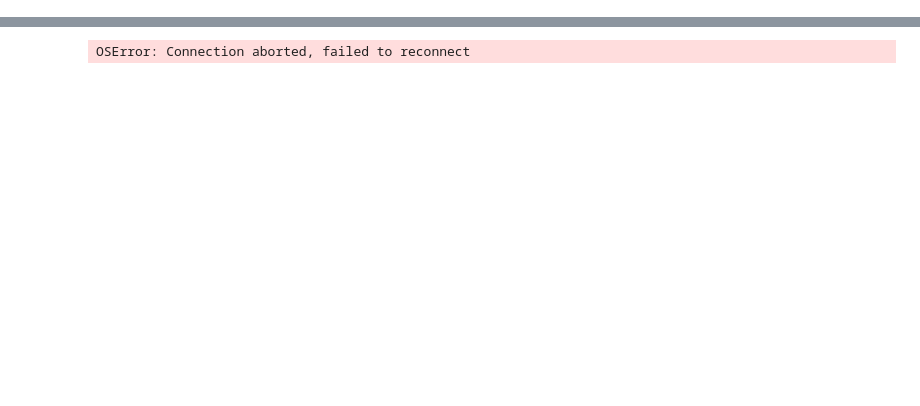
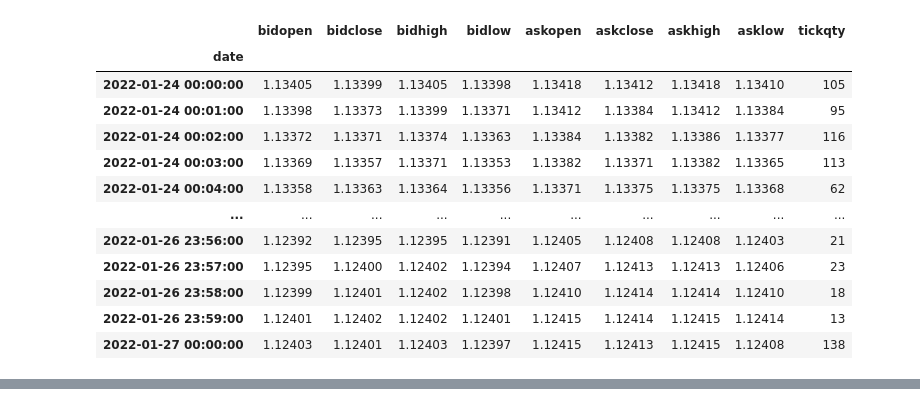
Before and after one commit to sonupal129/affinity, a Jupyter notebook: algo_test.ipynb, the cells around one changed output, grey strips where cells are left out. Saved outputs shown, nothing was run; the diff lists cells and outputs as text; code cells hidden in the pictures; blank space fills up the shorter version.

```diff
--- a/algo_test.ipynb
+++ b/algo_test.ipynb
@@ -9,10 +8,23 @@ ServerError: Can not connect to FXCM Server.
 # %%
 import datetime as dt
 from icecream import ic
 
 
-start = dt.datetime(2022,1,12)
-end = dt.datetime(2022,1,15)
+start = dt.datetime(2022,1,24)
+end = dt.datetime(2022,1,27)
 data = con.get_candles('EUR/USD', period='m1', start=start, end=end) #number=250 start=start, end=end
 data
 # %% [output]
+|  | bidopen | bidclose | bidhigh | bidlow | askopen | askclose | askhigh | asklow | tickqty |
+| date |  |  |  |  |  |  |  |  |  |
+| 2022-01-24 00:00:00 | 1.13405 | 1.13399 | 1.13405 | 1.13398 | 1.13418 | 1.13412 | 1.13418 | 1.13410 | 105 |
+| 2022-01-24 00:01:00 | 1.13398 | 1.13373 | 1.13399 | 1.13371 | 1.13412 | 1.13384 | 1.13412 | 1.13384 | 95 |
+| 2022-01-24 00:02:00 | 1.13372 | 1.13371 | 1.13374 | 1.13363 | 1.13384 | 1.13382 | 1.13386 | 1.13377 | 116 |
+| 2022-01-24 00:03:00 | 1.13369 | 1.13357 | 1.13371 | 1.13353 | 1.13382 | 1.13371 | 1.13382 | 1.13365 | 113 |
+| 2022-01-24 00:04:00 | 1.13358 | 1.13363 | 1.13364 | 1.13356 | 1.13371 | 1.13375 | 1.13375 | 1.13368 | 62 |
+| ... | ... | ... | ... | ... | ... | ... | ... | ... | ... |
+| 2022-01-26 23:56:00 | 1.12392 | 1.12395 | 1.12395 | 1.12391 | 1.12405 | 1.12408 | 1.12408 | 1.12403 | 21 |
+| 2022-01-26 23:57:00 | 1.12395 | 1.12400 | 1.12402 | 1.12394 | 1.12407 | 1.12413 | 1.12413 | 1.12406 | 23 |
+| 2022-01-26 23:58:00 | 1.12399 | 1.12401 | 1.12402 | 1.12398 | 1.12410 | 1.12414 | 1.12414 | 1.12410 | 18 |
+| 2022-01-26 23:59:00 | 1.12401 | 1.12402 | 1.12402 | 1.12401 | 1.12415 | 1.12414 | 1.12415 | 1.12414 | 13 |
+| 2022-01-27 00:00:00 | 1.12403 | 1.12401 | 1.12403 | 1.12397 | 1.12415 | 1.12413 | 1.12415 | 1.12408 | 138 |
@@ -21,4 +32,3 @@ data
-OSError: Connection aborted, failed to reconnect
 # %%
 import pandas as pd
 def print_data(data, dataframe):
```
Also changed, not shown: parts of 11 cells of this notebook, 6 other files.
